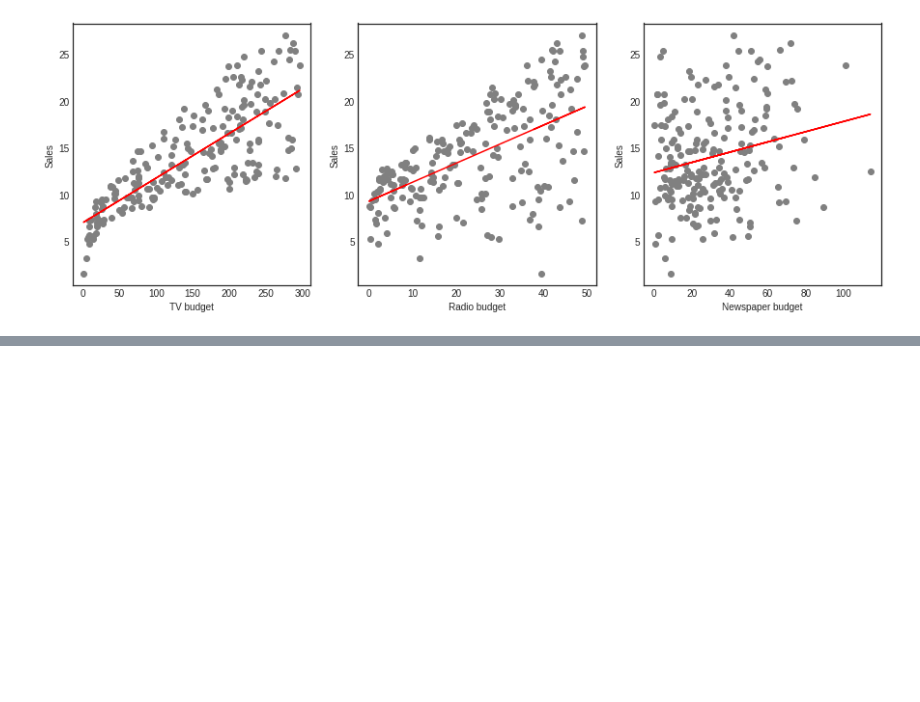
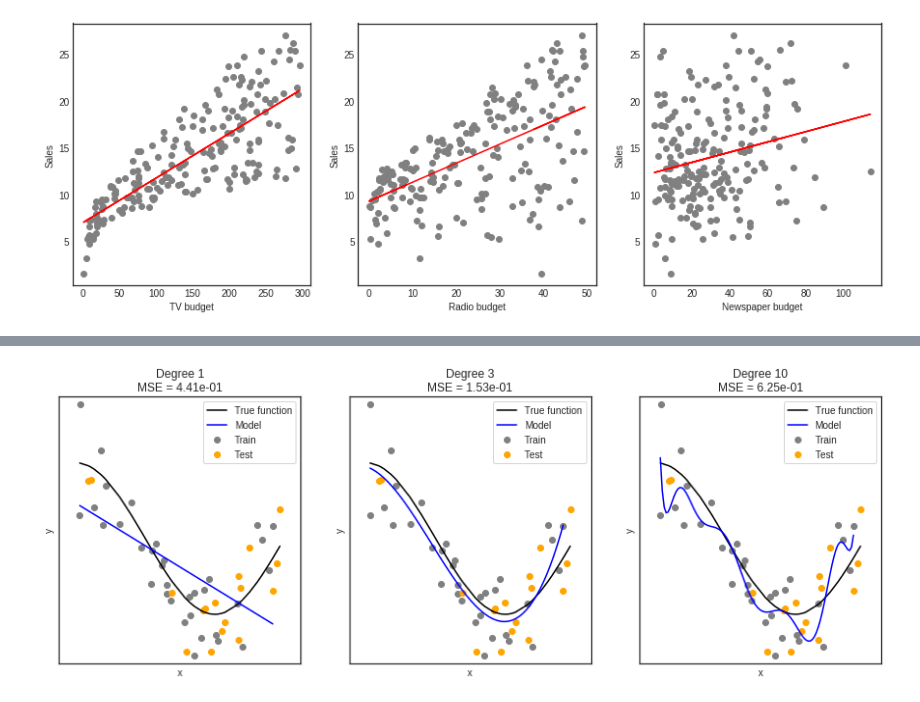
Before and after one commit to steidani/statistical_learning, a Jupyter notebook: notebooks/Chap2_statistical_learning.ipynb, the cells around one changed output, grey strips where cells are left out. Cells and saved outputs as stored; diff of their text form; code cells hidden in the pictures; blank space fills up the shorter version.

```diff
--- a/notebooks/Chap2_statistical_learning.ipynb
+++ b/notebooks/Chap2_statistical_learning.ipynb
@@ -80,0 +141,47 @@ $\epsilon$ - Error
+# %%
+# =======
+# Train our models that have polynomial features of different degrees
+
+degrees = [1, 3, 10]
+
+fig, axs = plt.subplots(1, 3, figsize=(15,5))
+for ii in range(len(degrees)):
+
+    # define polynomial_features: Degree of Freedom
+    polynomial_features = PolynomialFeatures(degree=degrees[ii], include_bias=False)
+
+    # Create linear regression object
+    linear_regression = LinearRegression()
+
+    #pipeline is to assemble several steps
+    pipeline = Pipeline([("polynomial_features", polynomial_features),
+                         ("linear_regression", linear_regression)])
+
+    # Train the model using the training sets
+    pipeline.fit(x_train, y_train)
+    #print(linear_regression.coef_)
+    #print(linear_regression.intercept_)
+
+    # plot training and test data, and true function
+    axs[ii].scatter(x_train,y_train, c='gray', label='Train')
+    axs[ii].scatter(x_test,y_test, c='orange', label='Test')
+    axs[ii].plot(x, true_fun(x), c='black', label="True function")
+
+    # plot predictions: use sorted points
+    x_sorted = np.linspace(min(x_train), max(x_train), 100)
+    axs[ii].plot(x_sorted, pipeline.predict(x_sorted), label="Model", c='blue')
+
+    # Evaluate the models using mean_squared_error with the test dataset
+    MSE = mean_squared_error(y_test, pipeline.predict(x_test))
+    axs[ii].set_title("Degree {}\nMSE = {:.2e}".format(
+                                               degrees[ii], MSE))
+
+    # make plot nice
+    axs[ii].legend(frameon=True, loc="best")
+    plt.setp(axs[ii], xticks=(), yticks=())
+    axs[ii].set_xlabel("x")
+    axs[ii].set_ylabel("y")
+    axs[ii].set_xlim((min(x)-0.1, max(x)+0.1))
+    axs[ii].set_ylim((min(y)-0.1, max(y)+0.1))
+# %% [output]
+[figure, added]
```
Also changed, not shown: parts of 8 cells of this notebook, 1 other file.
